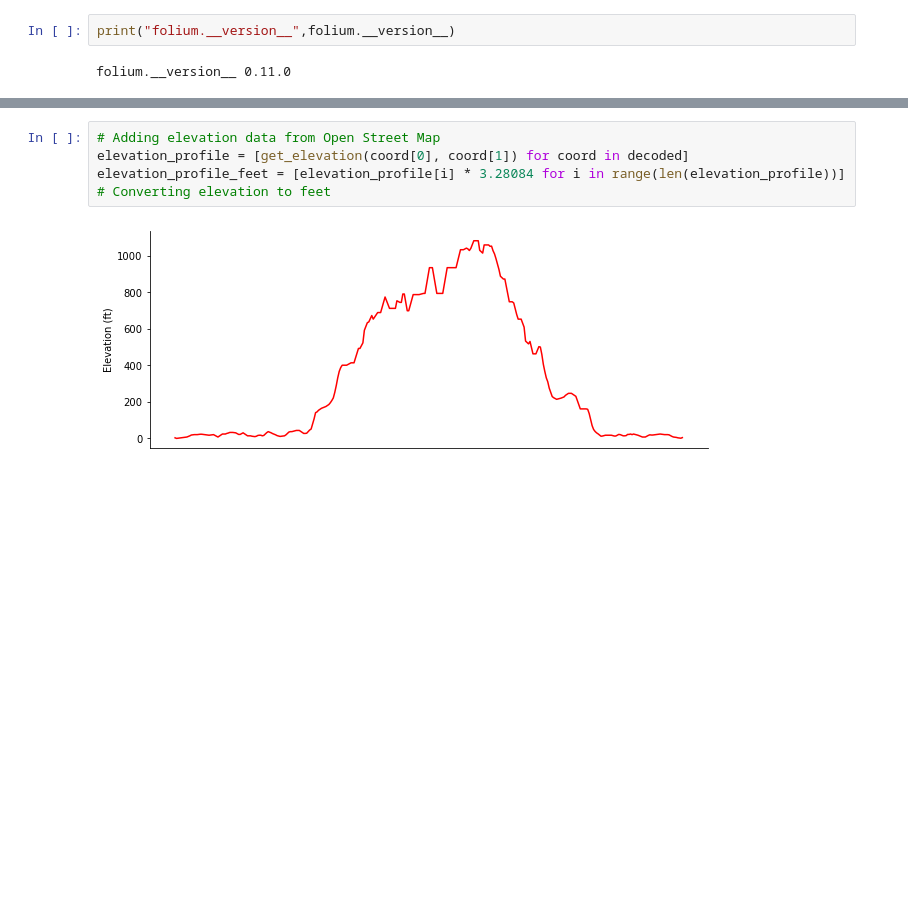
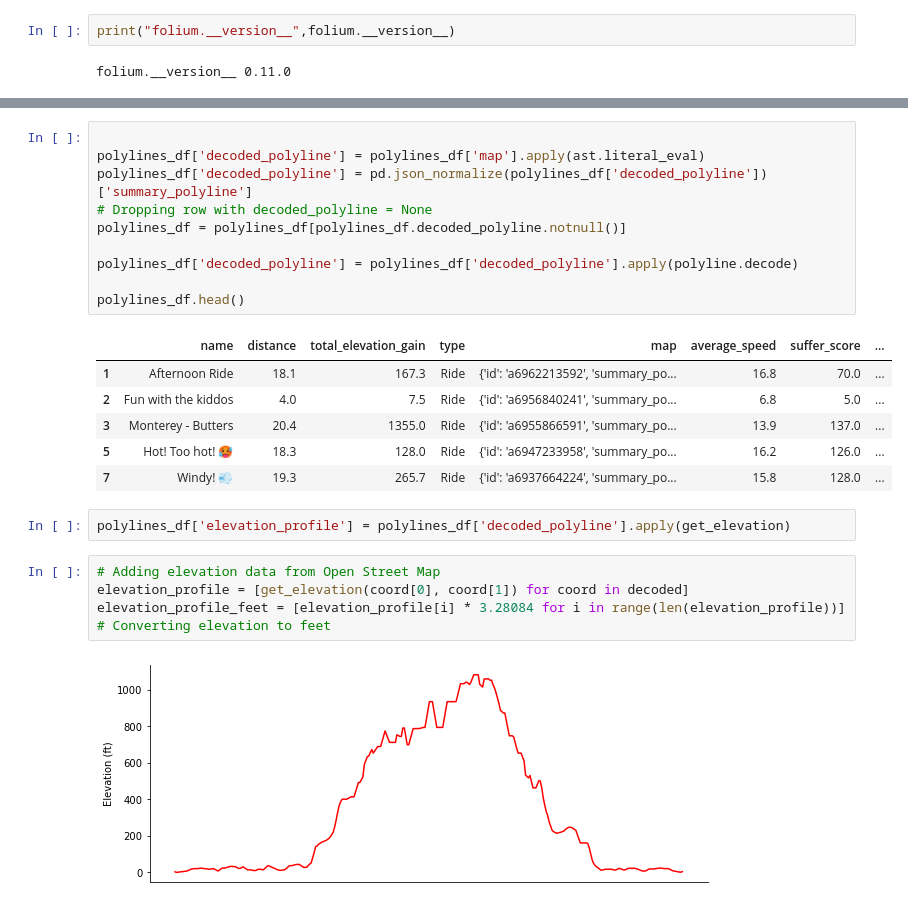
Before and after one commit to tiroger/my-strava, a Jupyter notebook: maps.ipynb, the cells around one changed output, grey strips where cells are left out. Drawn from its saved outputs; the diff is of its cells as text; blank space fills up the shorter version.

```diff
--- a/maps.ipynb
+++ b/maps.ipynb
@@ -40,3 +81,22 @@ decoded = pd.json_normalize(polylines_df[polylines_df.index == ride_index]['map'
+# %%
+
+polylines_df['decoded_polyline'] = polylines_df['map'].apply(ast.literal_eval)
+polylines_df['decoded_polyline'] = pd.json_normalize(polylines_df['decoded_polyline'])['summary_polyline']
+# Dropping row with decoded_polyline = None
+polylines_df = polylines_df[polylines_df.decoded_polyline.notnull()]
+
+polylines_df['decoded_polyline'] = polylines_df['decoded_polyline'].apply(polyline.decode)
+
+polylines_df.head()
+# %% [output]
+|  | name | distance | total_elevation_gain | type | map | average_speed | suffer_score | ... |
+| 1 | Afternoon Ride | 18.1 | 167.3 | Ride | {'id': 'a6962213592', 'summary_po... | 16.8 | 70.0 | ... |
+| 2 | Fun with the kiddos | 4.0 | 7.5 | Ride | {'id': 'a6956840241', 'summary_po... | 6.8 | 5.0 | ... |
+| 3 | Monterey - Butters | 20.4 | 1355.0 | Ride | {'id': 'a6955866591', 'summary_po... | 13.9 | 137.0 | ... |
+| 5 | Hot! Too hot! 🥵 | 18.3 | 128.0 | Ride | {'id': 'a6947233958', 'summary_po... | 16.2 | 126.0 | ... |
+| 7 | Windy! 💨 | 19.3 | 265.7 | Ride | {'id': 'a6937664224', 'summary_po... | 15.8 | 128.0 | ... |
+# %%
+polylines_df['elevation_profile'] = polylines_df['decoded_polyline'].apply(get_elevation)
 # %%
 # Adding elevation data from Open Street Map
 elevation_profile = [get_elevation(coord[0], coord[1]) for coord in decoded]
```
Also changed, not shown: parts of 7 cells of this notebook, 1 other file.
